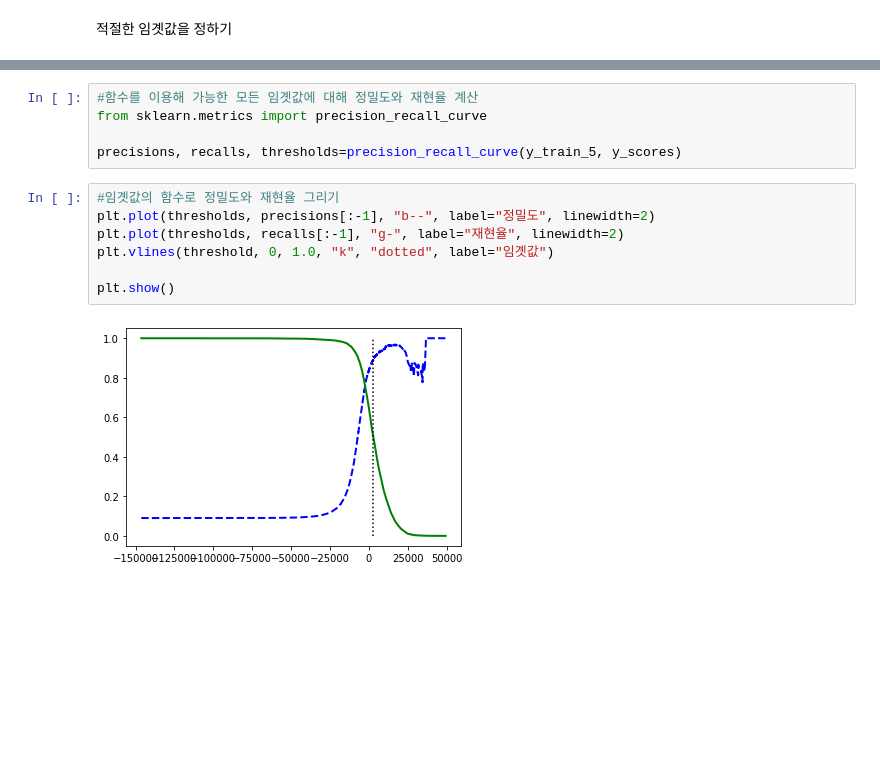
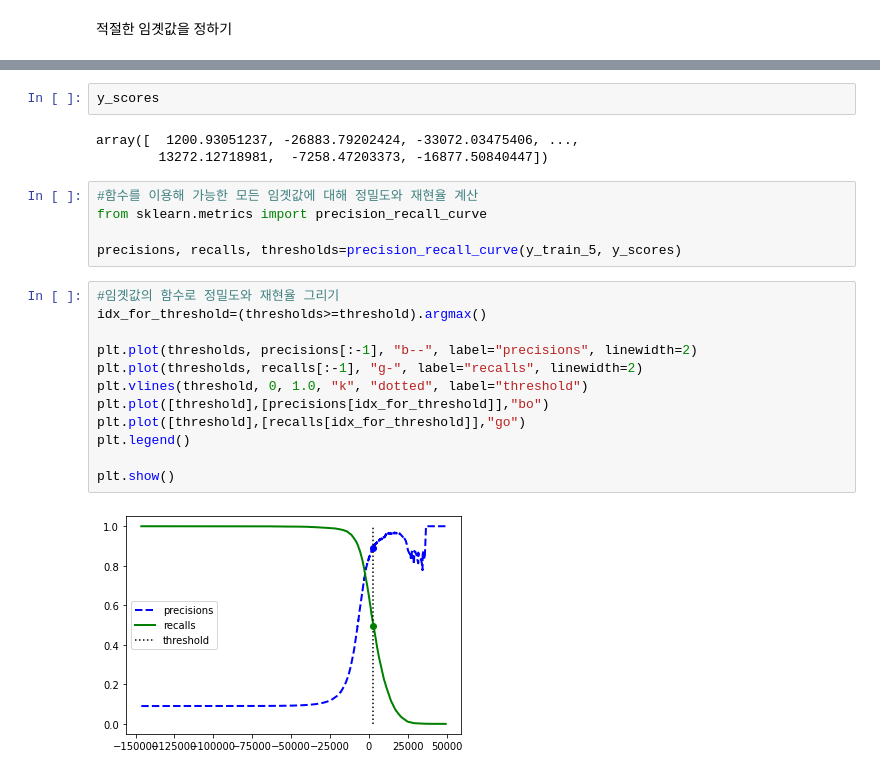
Before and after one commit to sjin0911/Hands-on-Machine-Learning, a Jupyter notebook: Ch3/MNIST_Example.ipynb, the cells around one changed output, grey strips where cells are left out. Cells and saved outputs as stored; diff of their text form; blank space fills up the shorter version.

```diff
--- a/Ch3/MNIST_Example.ipynb
+++ b/Ch3/MNIST_Example.ipynb
@@ -165,3 +165,8 @@ y_scores=cross_val_predict(sgd_clf,X_train,y_train_5,cv=3,
+# %%
+y_scores
+# %% [output]
+array([  1200.93051237, -26883.79202424, -33072.03475406, ...,
+        13272.12718981,  -7258.47203373, -16877.50840447])
 # %%
 #함수를 이용해 가능한 모든 임곗값에 대해 정밀도와 재현율 계산
 from sklearn.metrics import precision_recall_curve
@@ -169,10 +174,15 @@ from sklearn.metrics import precision_recall_curve
 precisions, recalls, thresholds=precision_recall_curve(y_train_5, y_scores)
 # %%
 #임곗값의 함수로 정밀도와 재현율 그리기
-plt.plot(thresholds, precisions[:-1], "b--", label="정밀도", linewidth=2)
-plt.plot(thresholds, recalls[:-1], "g-", label="재현율", linewidth=2)
-plt.vlines(threshold, 0, 1.0, "k", "dotted", label="임곗값")
+idx_for_threshold=(thresholds>=threshold).argmax()
+
+plt.plot(thresholds, precisions[:-1], "b--", label="precisions", linewidth=2)
+plt.plot(thresholds, recalls[:-1], "g-", label="recalls", linewidth=2)
+plt.vlines(threshold, 0, 1.0, "k", "dotted", label="threshold")
+plt.plot([threshold],[precisions[idx_for_threshold]],"bo")
+plt.plot([threshold],[recalls[idx_for_threshold]],"go")
+plt.legend()
 
 plt.show()
 # %% [output]
-[figure, old version]
+[figure, new version]
```
Also changed, not shown: parts of 37 cells of this notebook.
